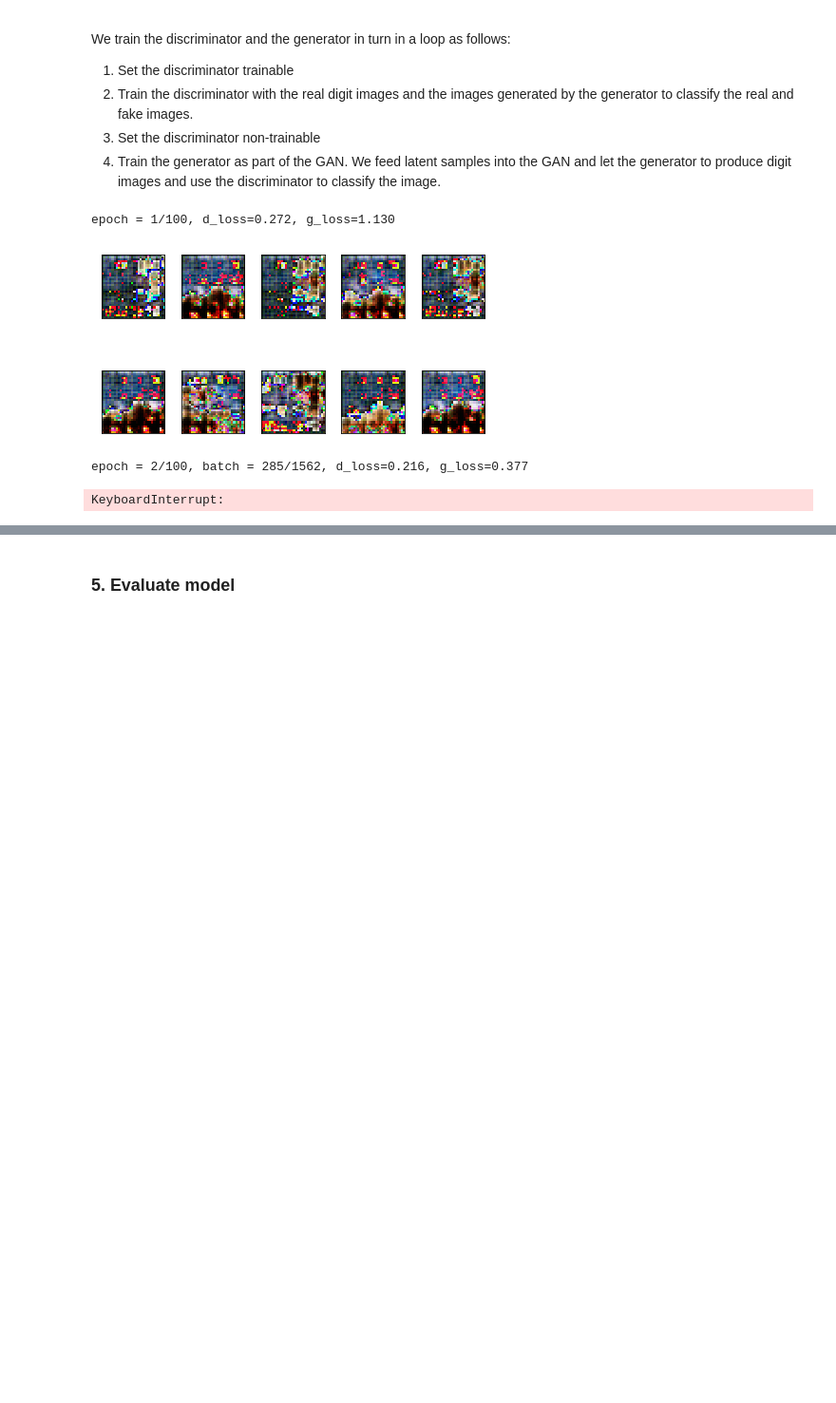
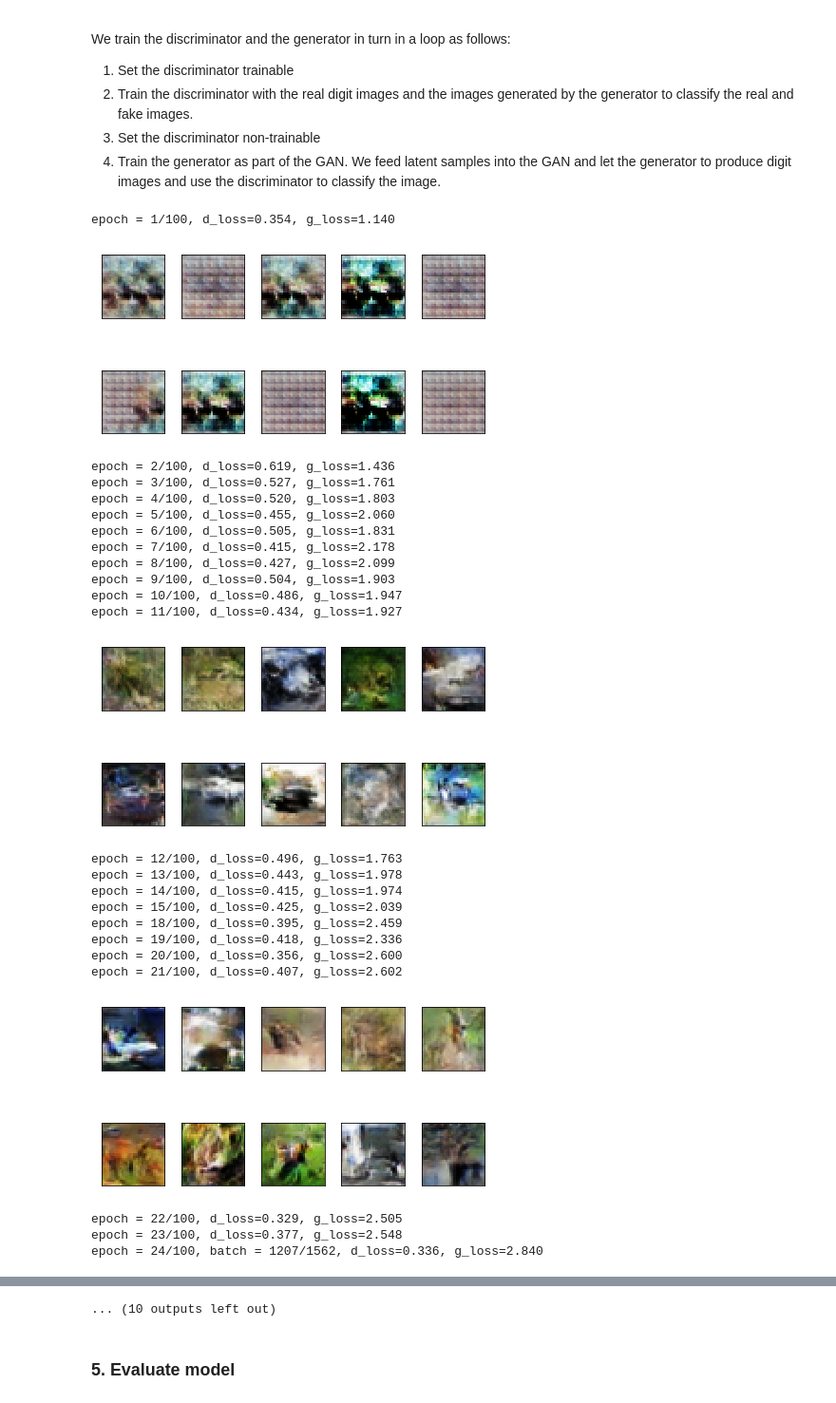
Before and after one commit to mafda/generative_adversarial_networks_101, a Jupyter notebook: src/02_DCGAN_CIFAR10.ipynb, the cells around one changed output, grey strips where cells are left out. Shown at 95% size. Drawn from its saved outputs; the diff is of its cells as text; code cells hidden in the pictures; blank space fills up the shorter version.

```diff
--- a/src/02_DCGAN_CIFAR10.ipynb
+++ b/src/02_DCGAN_CIFAR10.ipynb
@@ -362,35 +365,56 @@ for e in range(epochs + 1):
         X_fake = generator.predict_on_batch(z)
         d_loss_fake = discriminator.train_on_batch(x=X_fake, y=fake)
 
         # Discriminator loss
         d_loss_batch = 0.5 * (d_loss_real[0] + d_loss_fake[0])
 
         # Train Generator weights
         discriminator.trainable = False
         g_loss_batch = d_g.train_on_batch(x=z, y=real)
 
         print(
             'epoch = %d/%d, batch = %d/%d, d_loss=%.3f, g_loss=%.3f' % (e + 1, epochs, i, len(X_train) // batch_size, d_loss_batch, g_loss_batch[0]),
             100*' ',
             end='\r'
         )
 
     d_loss.append(d_loss_batch)
     g_loss.append(g_loss_batch[0])
     print('epoch = %d/%d, d_loss=%.3f, g_loss=%.3f' % (e + 1, epochs, d_loss[-1], g_loss[-1]), 100*' ')
 
     if e % 10 == 0:
         samples = 10
         x_fake = generator.predict(np.random.normal(loc=0, scale=1, size=(samples, latent_dim)))
 
         for k in range(samples):
             plt.subplot(2, 5, k + 1, xticks=[], yticks=[])
-            plt.imshow((x_fake[k] * 255).astype(np.uint8))
+            plt.imshow(((x_fake[k] + 1)* 127).astype(np.uint8))
 
         plt.tight_layout()
         plt.show()
 # %% [output]
-epoch = 1/100, d_loss=0.272, g_loss=1.130
+epoch = 1/100, d_loss=0.354, g_loss=1.140
-[figure, old version]
+[figure, new version]
-epoch = 2/100, batch = 285/1562, d_loss=0.216, g_loss=0.377
+epoch = 2/100, d_loss=0.619, g_loss=1.436
+epoch = 3/100, d_loss=0.527, g_loss=1.761
+epoch = 4/100, d_loss=0.520, g_loss=1.803
+epoch = 5/100, d_loss=0.455, g_loss=2.060
+epoch = 6/100, d_loss=0.505, g_loss=1.831
+epoch = 7/100, d_loss=0.415, g_loss=2.178
+epoch = 8/100, d_loss=0.427, g_loss=2.099
+epoch = 9/100, d_loss=0.504, g_loss=1.903
+epoch = 10/100, d_loss=0.486, g_loss=1.947
+epoch = 11/100, d_loss=0.434, g_loss=1.927
+[figure, added]
-KeyboardInterrupt:
+epoch = 12/100, d_loss=0.496, g_loss=1.763
+epoch = 13/100, d_loss=0.443, g_loss=1.978
+epoch = 14/100, d_loss=0.415, g_loss=1.974
+epoch = 15/100, d_loss=0.425, g_loss=2.039
+epoch = 18/100, d_loss=0.395, g_loss=2.459
+epoch = 19/100, d_loss=0.418, g_loss=2.336
+epoch = 20/100, d_loss=0.356, g_loss=2.600
+epoch = 21/100, d_loss=0.407, g_loss=2.602
+[figure, added]
+epoch = 22/100, d_loss=0.329, g_loss=2.505
+epoch = 23/100, d_loss=0.377, g_loss=2.548
+epoch = 24/100, batch = 1207/1562, d_loss=0.336, g_loss=2.840
@@ -397,3 +451,4 @@ KeyboardInterrupt:
+... (10 outputs left out)
 # %% [markdown]
 ### 5. Evaluate model
 # %%
```
Also changed, not shown: parts of 8 cells of this notebook.
